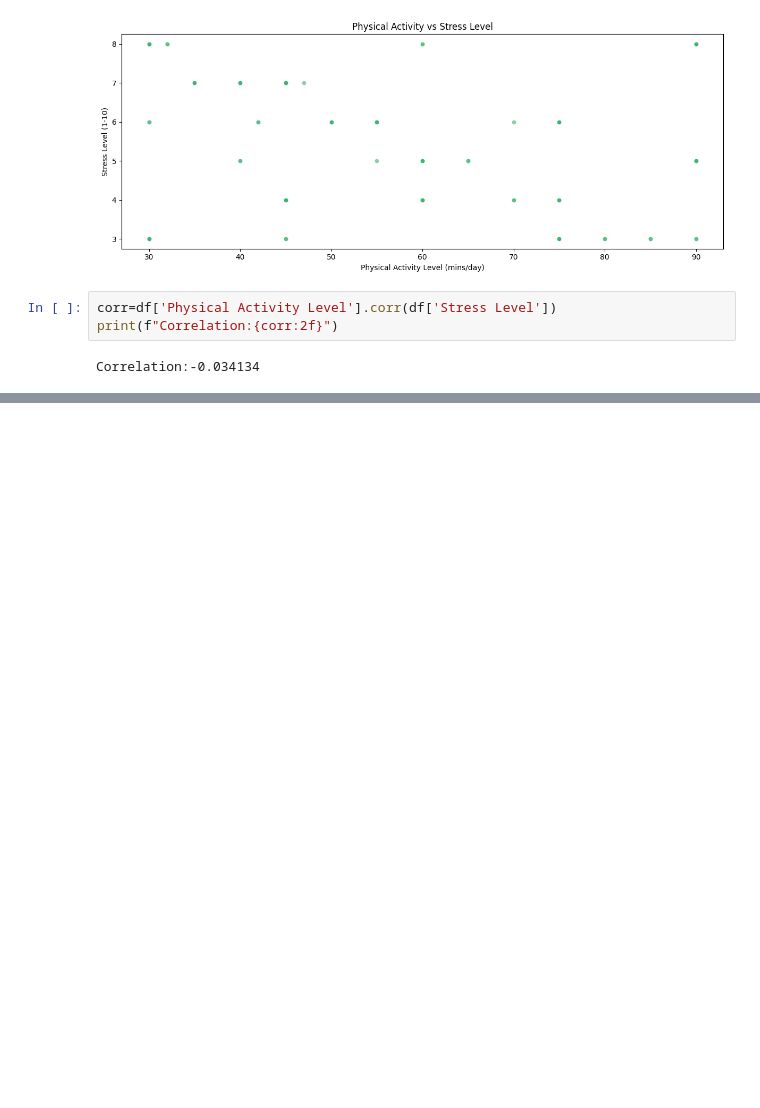
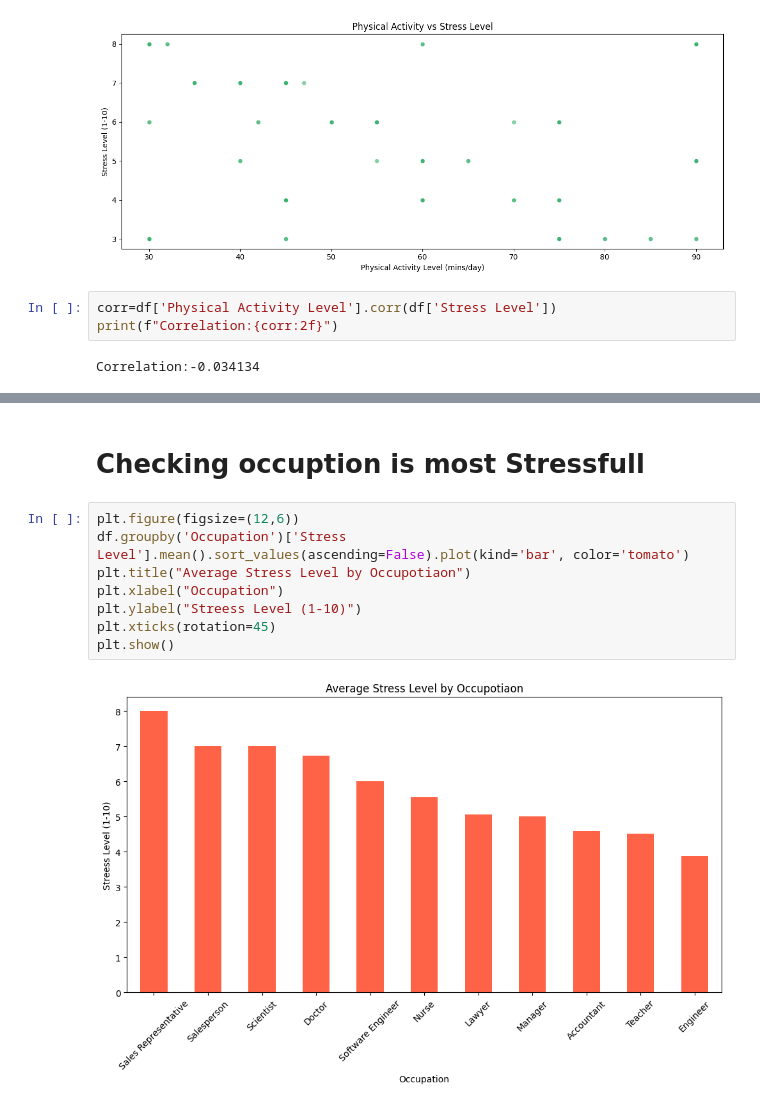
Before and after one commit to suzzzel5/Sleep-health-and-lifestyle-, a Jupyter notebook: notebooks/02_sleep_bivariate_analysis.ipynb, the cells around one changed output, grey strips where cells are left out. Drawn from its saved outputs; the diff is of its cells as text; blank space fills up the shorter version.

Commit message:
Occuption and stress level

```diff
--- a/notebooks/02_sleep_bivariate_analysis.ipynb
+++ b/notebooks/02_sleep_bivariate_analysis.ipynb
@@ -261,0 +274,12 @@ Correlation:-0.034134
+# %% [markdown]
+# Checking occuption is most Stressfull
+# %%
+plt.figure(figsize=(12,6))
+df.groupby('Occupation')['Stress Level'].mean().sort_values(ascending=False).plot(kind='bar', color='tomato')
+plt.title("Average Stress Level by Occupotiaon")
+plt.xlabel("Occupation")
+plt.ylabel("Streess Level (1-10)")
+plt.xticks(rotation=45)
+plt.show()
+# %% [output]
+[figure, added]
```
Also changed, not shown: parts of 3 cells of this notebook.
